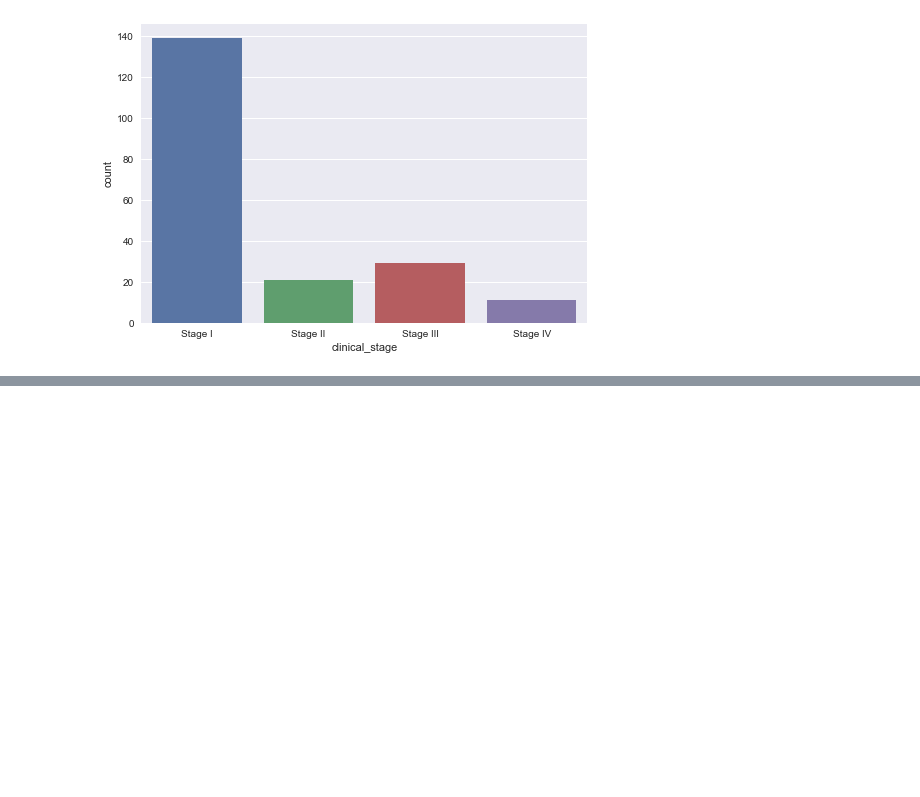
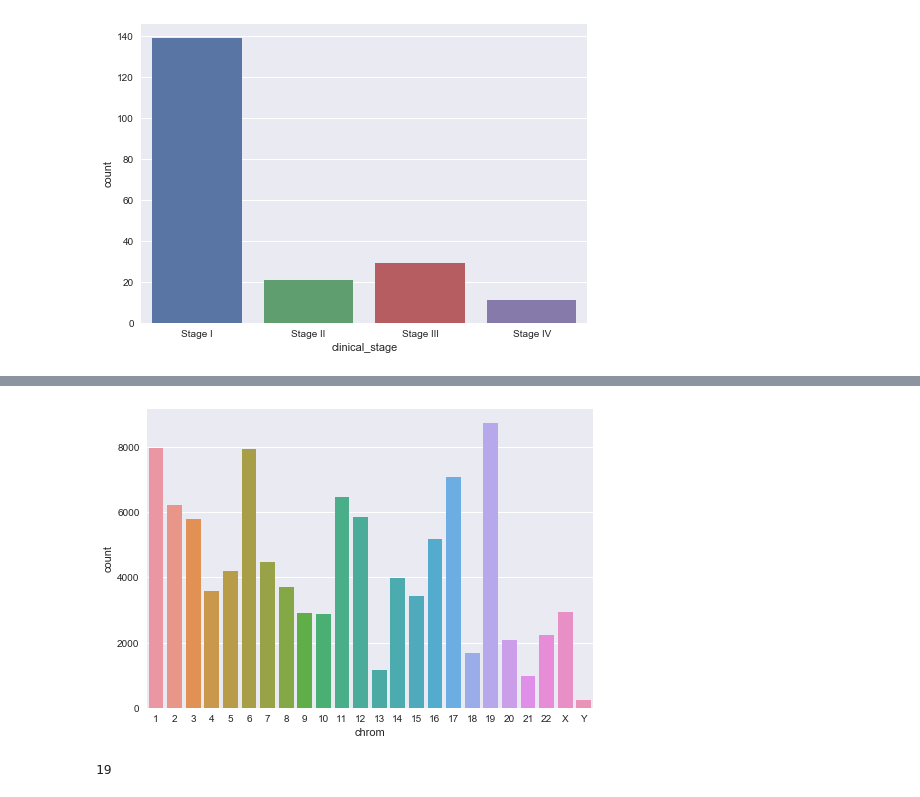
Before and after one commit to SVAI/trimericOGs, a Jupyter notebook: Playground.ipynb, the cells around one changed output, grey strips where cells are left out. Drawn from its saved outputs; the diff is of its cells as text; code cells hidden in the pictures; blank space fills up the shorter version.

```diff
--- a/Playground.ipynb
+++ b/Playground.ipynb
@@ -26,0 +39,13 @@ plt.show()
+# %%
+import warnings
+warnings.simplefilter('ignore')
+genes = pd.DataFrame.from_csv('hg19.txt', sep='\t', header=0)
+coding_genes = genes[genes['cdsStart'] != genes['cdsEnd']]
+coding_genes['chrom'] = coding_genes['chrom'].str.slice(3,5)
+coding_genes['chrom'] = coding_genes['chrom'].str.extract('(\d+|[XY])', expand=False)
+sns.countplot(coding_genes['chrom'],order=['1','2','3','4','5','6','7','8','9','10','11','12','13','14','15','16','17','18','19','20','21','22','X','Y'])
+plt.show()
+coding_genes.sort_values(['chrom','cdsStart'], inplace=True)
+# %% [output]
+[figure, added]
+19
```
Also changed, not shown: parts of 4 cells of this notebook.
